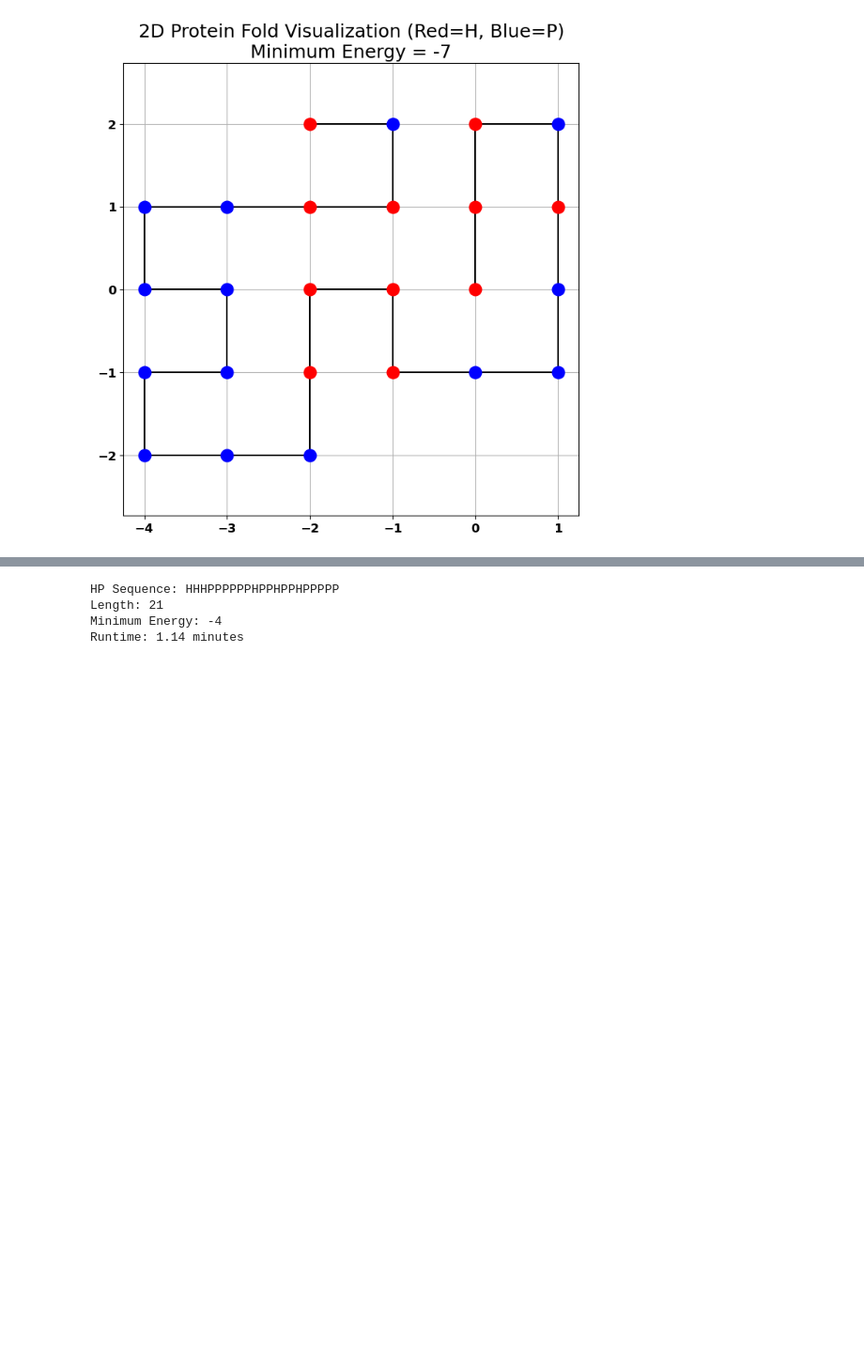
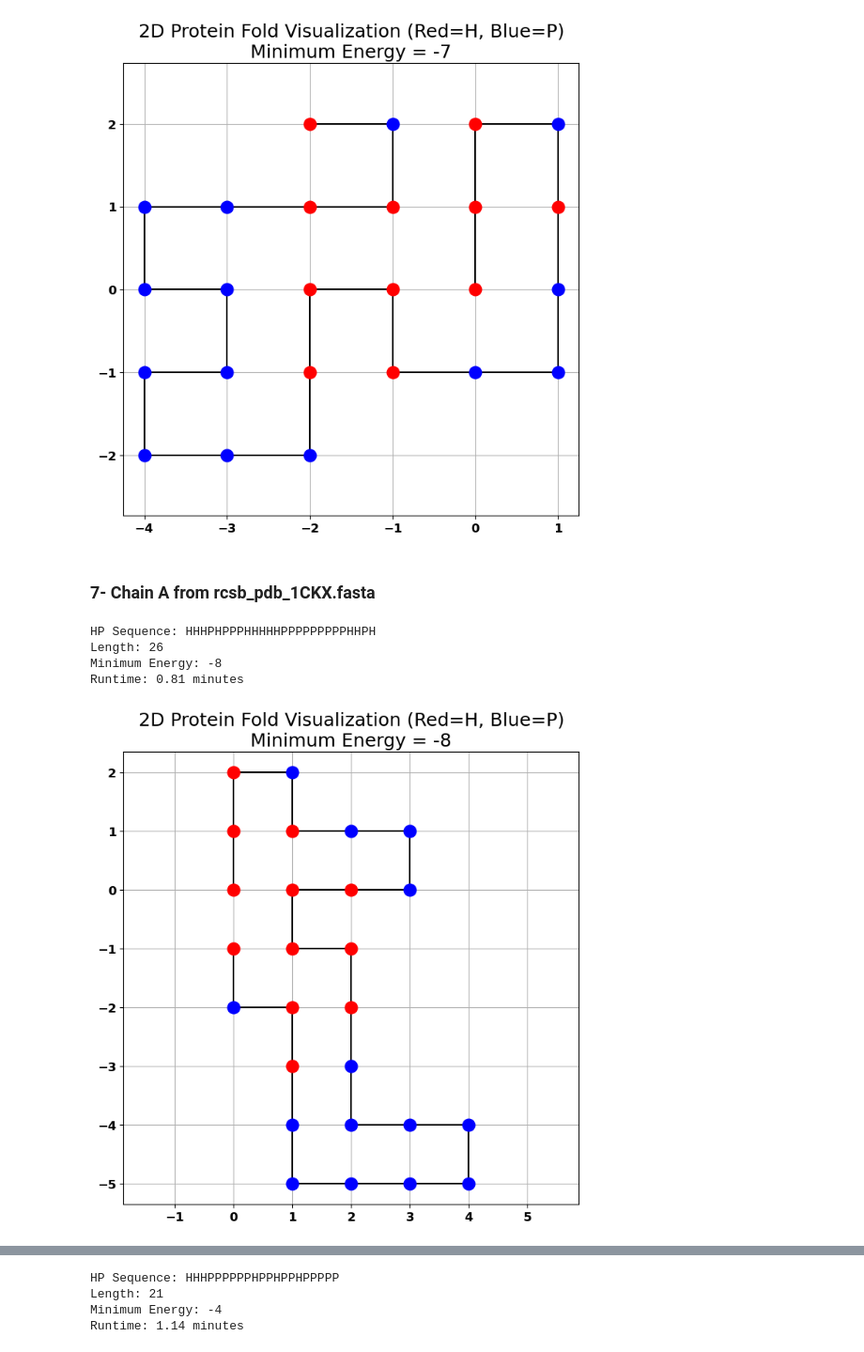
Before and after one commit to yassinalamelden/Protein_Folding_Model, a Jupyter notebook: methods/GA_Method/output_sequences.ipynb, the cells around one changed output, grey strips where cells are left out. Shown: that part at 94% size. Saved outputs shown, nothing was run; the diff lists cells and outputs as text; code cells hidden in the pictures; blank space fills up the shorter version.

Commit message:
Added a new FASTA Sequence in the (small sequence) section and getting the resulting energy

```diff
--- a/methods/GA_Method/output_sequences.ipynb
+++ b/methods/GA_Method/output_sequences.ipynb
@@ -513,4 +514,49 @@ Length: 25
 Minimum Energy: -7
 Runtime: 1.08 minutes
 [figure]
+# %% [markdown]
+### 7- Chain A from rcsb_pdb_1CKX.fasta
+# %%
+fasta_sequence = "MPGTIKENIIFGVSYDEYRYRSVIKA"  # Chain A
+from genatic_algorithm_method import fasta_to_hp
+
+# Convert FASTA to HP
+hp_sequence = fasta_to_hp(fasta_sequence)
+print("HP Sequence:", hp_sequence)
+print("Length:", len(hp_sequence))
+
+from genatic_algorithm_method import (
+    square_genetic_algorithm,
+    trianguler_genetic_algorithm,
+    genetic_algorithm_3d,
+    visualize_fold
+)
+import time
+
+# Choose lattice type: "square", "triangular", "cubic"
+lattice_type = "square"
+
+start_time = time.time()
+
+if lattice_type == "square":
+    min_energy, best_coords = square_genetic_algorithm(hp_sequence, generations=5000, pop_size=200)
+elif lattice_type == "triangular":
+    min_energy, best_coords = trianguler_genetic_algorithm(hp_sequence, generations=5000, pop_size=500)
+elif lattice_type == "cubic":
+    min_energy, best_coords = genetic_algorithm_3d(hp_sequence, generations=5000, pop_size=200)
+else:
+    raise ValueError("Invalid lattice type selected.")
+
+end_time = time.time()
+
+print(f"Minimum Energy: {min_energy}")
+print(f"Runtime: {(end_time - start_time)/60:.2f} minutes")
+
+visualize_fold(hp_sequence, best_coords, min_energy)
+# %% [output]
+HP Sequence: HHHPHPPPHHHHHPPPPPPPPPHHPH
+Length: 26
+Minimum Energy: -8
+Runtime: 0.81 minutes
+[figure, added]
 # %% [markdown]
```
Also changed, not shown: parts of 3 cells of this notebook.
